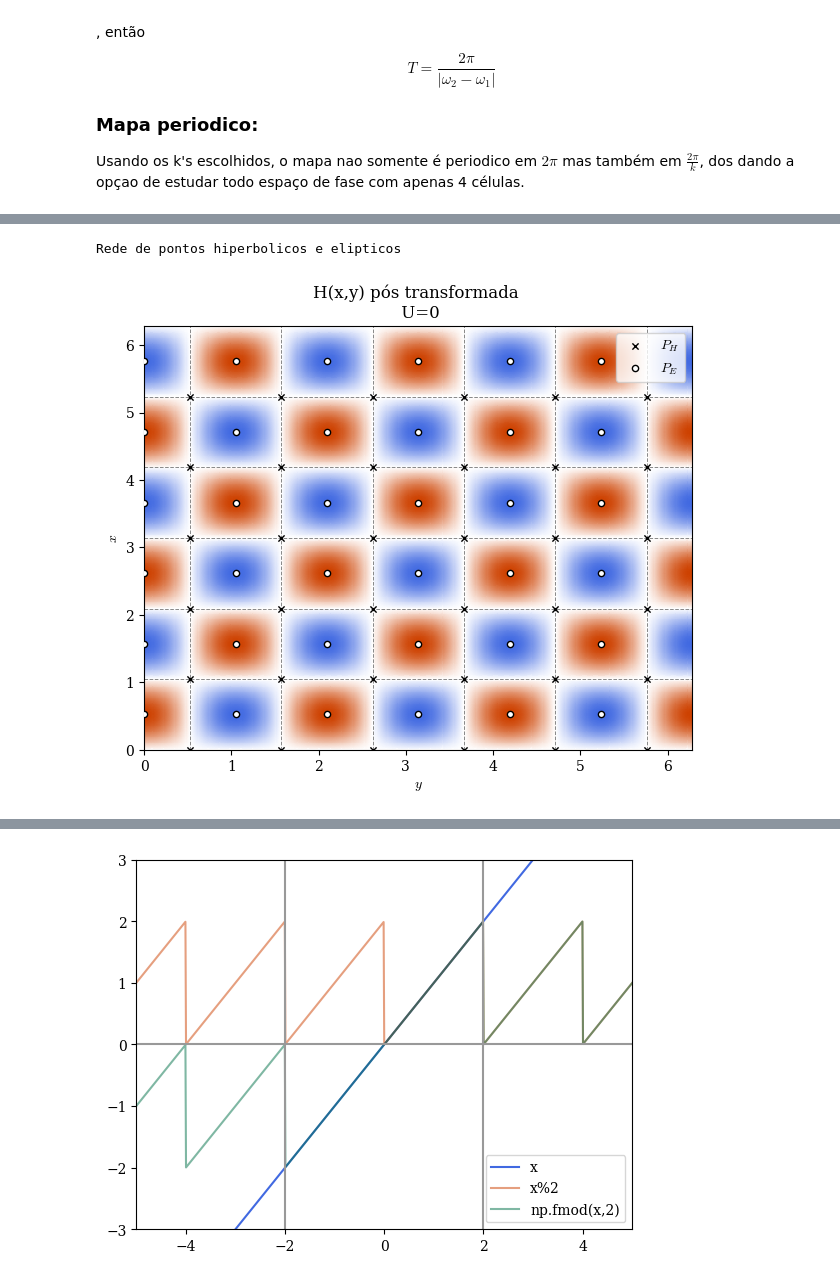
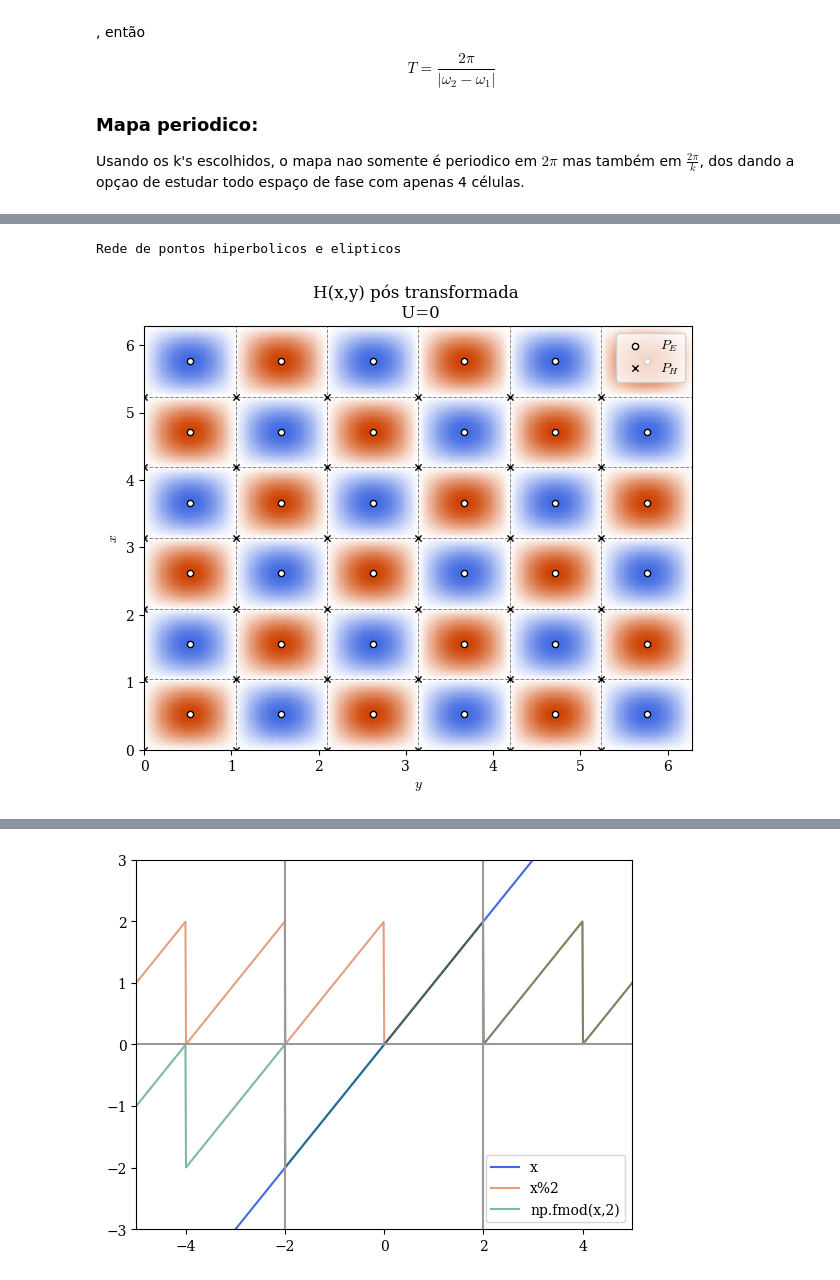
Before and after one commit to Farinha96br/git_douts, a Jupyter notebook: notas_usp.ipynb, the cells around one changed output, grey strips where cells are left out. Saved outputs shown, nothing was run; the diff lists cells and outputs as text; code cells hidden in the pictures.

```diff
--- a/notas_usp.ipynb
+++ b/notas_usp.ipynb
@@ -105,7 +105,7 @@ ky = 3
 
 
 def H1(grid_x,grid_y,t,A,w,ky,kx):
-    return A*np.sin(kx*grid_x)*np.cos(ky*grid_y-w*t)
+    return A*np.cos(kx*grid_x)*np.cos(ky*grid_y-w*t)
 
 fig, ax = plt.subplots()
 fig.set_size_inches(18*0.393, 14*0.393) # diminuir na metade p
@@ -136,13 +136,13 @@ HTML(anim.to_html5_video())
 # %%
 # Visualizaçao do hamiltoniano para apenas uma onda:
 def H1(grid_x,grid_y,t,A,w,ky,kx):
-    return A*np.sin(kx*grid_x)*np.cos(ky*grid_y-w*t)
+    return A*np.sin(kx*grid_x)*np.sin(ky*grid_y-w*t)
 
 def drawgrid(ax,M,N):
     for m in range(0,2*M+1): #kx
         ax.axhline(np.pi*m/M, color = '#888888', linestyle = "--", linewidth = 0.7, zorder = 2)
     for n in range(0,2*N): #ky
-        ax.axvline((2*n+1)*pi/(2*N), color = '#888888', linestyle = "--", linewidth = 0.7, zorder = 2)
+        ax.axvline(n*pi/(N), color = '#888888', linestyle = "--", linewidth = 0.7, zorder = 2)
 
 plt.ioff()
 plt.clf
@@ -170,40 +170,38 @@ ax.pcolormesh(grid_y, grid_x,H1(grid_x,grid_y,0,1,w,ky,kx),cmap=cmap)
 drawgrid(ax,kx,ky) # desenha o limite das celulas
 #ax.contour(grid_y, grid_x,H1(grid_x,grid_y,0,1,w,ky,kx),cmap=cmap, levels = 9)
 
 
 ## Pontos Hiperbolicos PH
 x = np.array([])
 y = np.array([])
 for m in range(0,2*M):
-    x = np.append(x,m*pi/M)
+    x = np.append(x,(2*m+1)*pi/(2*M))
 for n in range(0,2*N):
     y = np.append(y,(2*n+1)*pi/(2*N))
 grid_x, grid_y = np.meshgrid(x,y)
+ax.scatter(grid_y,grid_x, s = 20, color = '#ffffff',edgecolor = "black", zorder = 3, label = r"$P_E$")
 
-ax.scatter(grid_y,grid_x, s = 20, color = '#000000',marker="x",linewidth = 1, edgecolor = "#ffffff", zorder = 3, label = r"$P_H$")
 
 
 ## Pontos Elipticos PE
 x = np.array([])
 y = np.array([])
 for m in range(0,2*M):
-    x = np.append(x,np.pi*(2*m+1)/(2*M))
+    x = np.append(x,np.pi*m/M)
 for n in range(0,2*N):
     y = np.append(y,n*pi/N)
 
-
-
 grid_x, grid_y = np.meshgrid(x,y)
-ax.scatter(grid_y,grid_x, s = 20, color = '#ffffff',edgecolor = "black", zorder = 3, label = r"$P_E$")
+ax.scatter(grid_y,grid_x, s = 20, color = '#000000',marker="x",linewidth = 1, edgecolor = "#ffffff", zorder = 3, label = r"$P_H$")
 
 print("Rede de pontos hiperbolicos e elipticos")
 ax.set_title("H(x,y) pós transformada \n U=0")
 ax.legend()
 plt.show()
 plt.close()
 # %% [output]
 Rede de pontos hiperbolicos e elipticos
-[figure, old version]
+[figure, new version]
 # %%
 # Animçao do que acontece para duas onda
 
```
Also changed, not shown: parts of 2 cells of this notebook, 2 other files.
